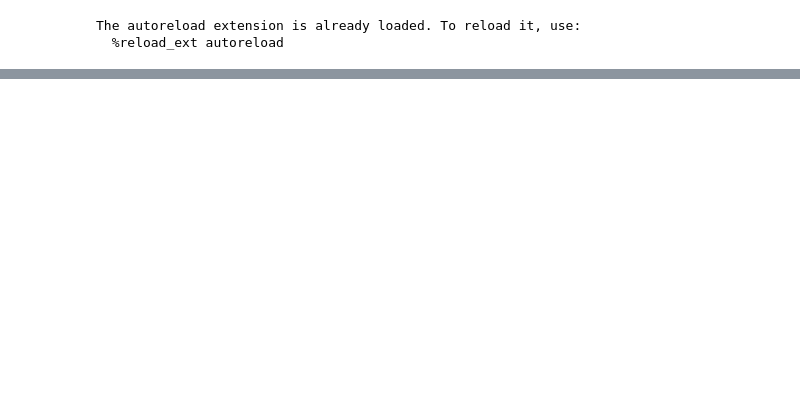
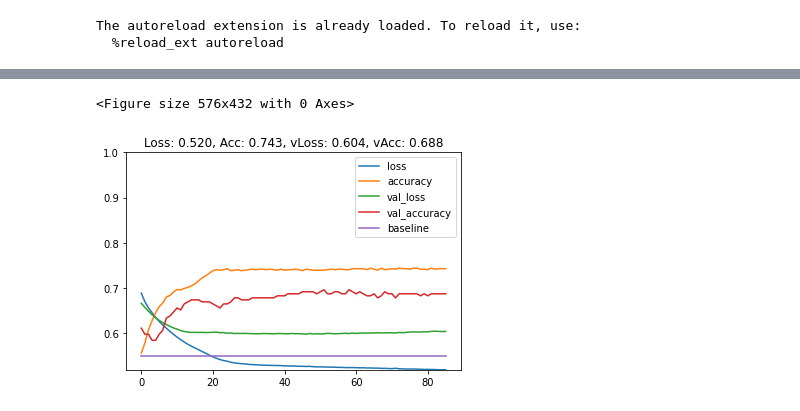
Before and after one commit to patrickdmiller/unsupervised_learning, a Jupyter notebook: src/project 1 redux.ipynb, the cells around one changed output, grey strips where cells are left out. Saved outputs shown, nothing was run; the diff lists cells and outputs as text; code cells hidden in the pictures; blank space fills up the shorter version.

```diff
--- a/src/project 1 redux.ipynb
+++ b/src/project 1 redux.ipynb
@@ -136,2 +196,7 @@ results_pca = nn_experiment(obj=wine, exp = 'pca')
+# %%
+plot_loss_accuracy(results_pca[2]['history'], baseline=0.55)
+# %% [output]
+<Figure size 576x432 with 0 Axes>
+[figure, added]
 # %%
 results_ica = nn_experiment(obj=wine, exp = 'ica')
```
Also changed, not shown: parts of 39 cells of this notebook.
